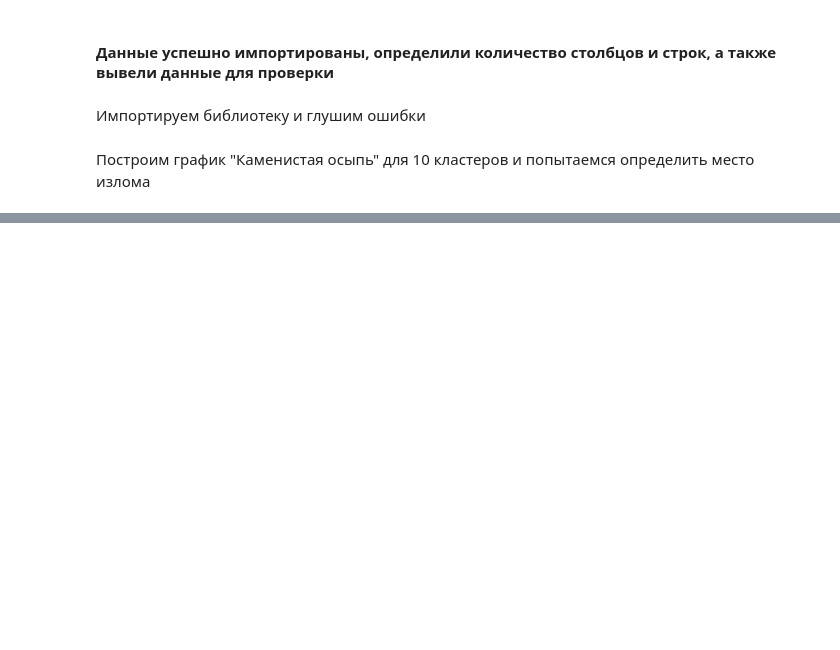
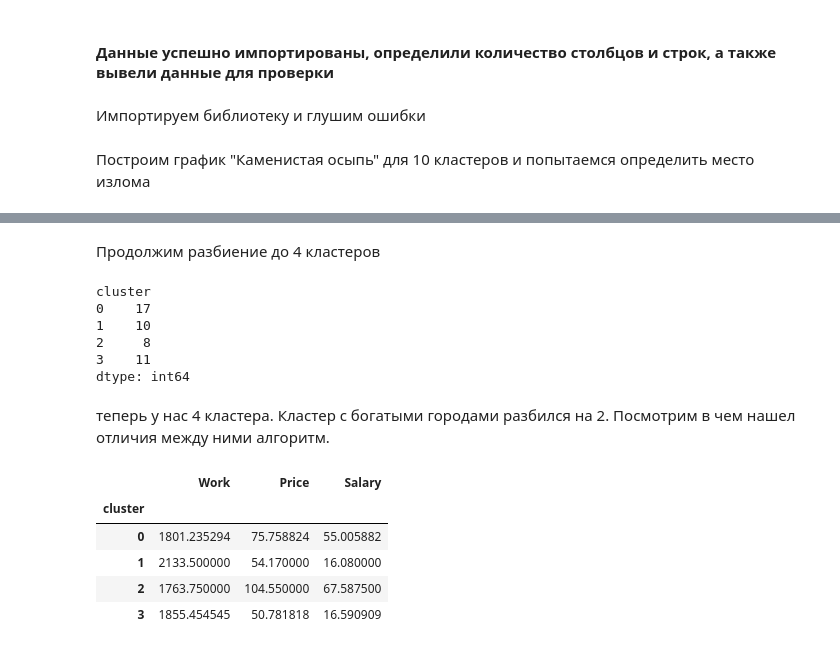
Before and after one commit to potyomin/DA_on_python_labs, a Jupyter notebook: notebooks/lab_1_2.ipynb, the cells around one changed output, grey strips where cells are left out. Saved outputs shown, nothing was run; the diff lists cells and outputs as text; code cells hidden in the pictures; blank space fills up the shorter version.

```diff
--- a/notebooks/lab_1_2.ipynb
+++ b/notebooks/lab_1_2.ipynb
@@ -306,0 +375,2 @@ plt.title('Каменистая осыпь. Ищем оптимальное k');
+# %% [markdown]
+Продолжим разбиение до 4 кластеров
@@ -306,0 +382,20 @@ plt.title('Каменистая осыпь. Ищем оптимальное k');
+# %%
+df.groupby('cluster').size()
+# %% [output]
+cluster
+0    17
+1    10
+2     8
+3    11
+dtype: int64
+# %% [markdown]
+теперь у нас 4 кластера. Кластер с богатыми городами разбился на 2. Посмотрим в чем нашел отличия между ними алгоритм.
+# %%
+df.groupby('cluster').mean()
+# %% [output]
+|  | Work | Price | Salary |
+| cluster |  |  |  |
+| 0 | 1801.235294 | 75.758824 | 55.005882 |
+| 1 | 2133.500000 | 54.170000 | 16.080000 |
+| 2 | 1763.750000 | 104.550000 | 67.587500 |
+| 3 | 1855.454545 | 50.781818 | 16.590909 |
```
Also changed, not shown: parts of 22 cells of this notebook, 1 other file.
